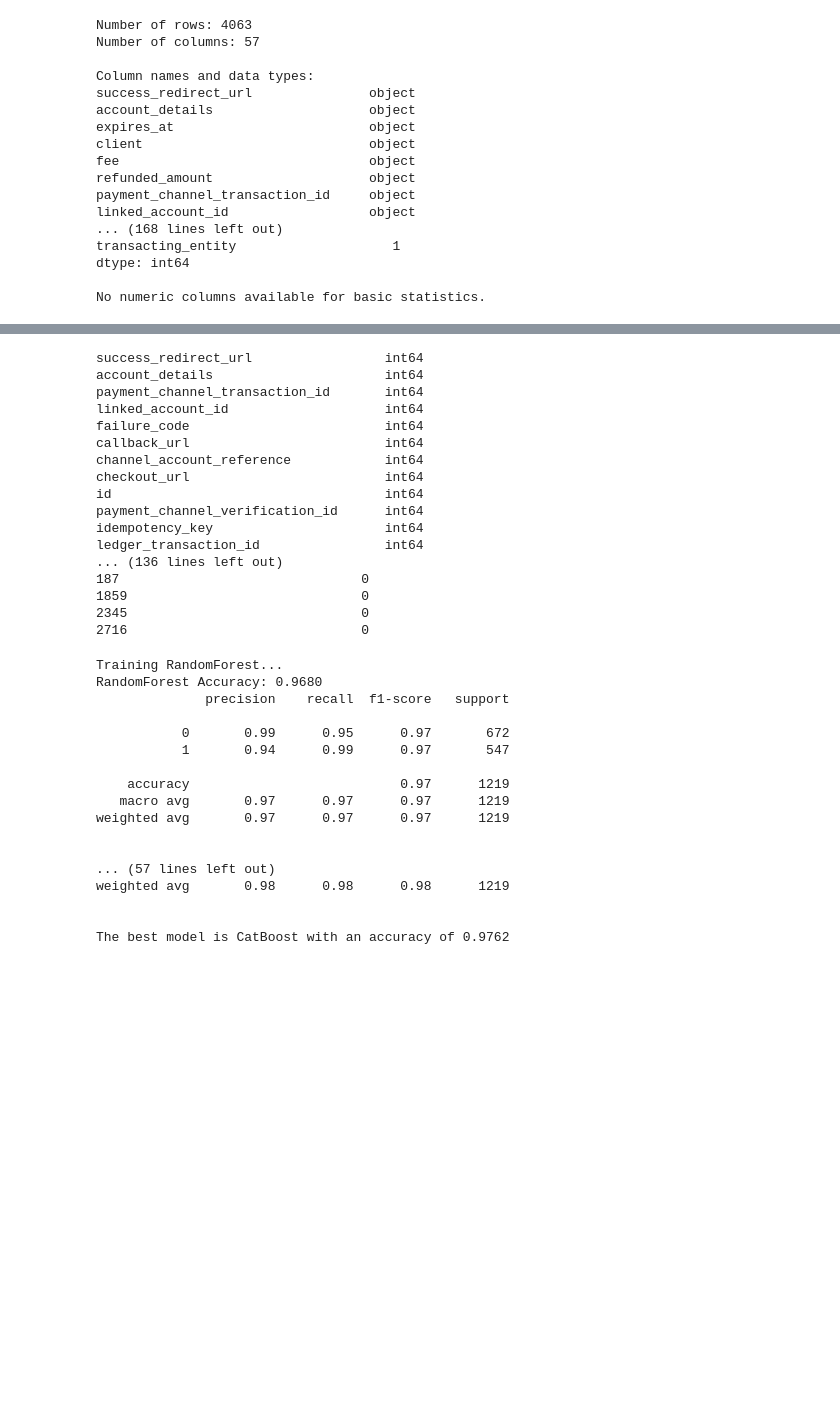
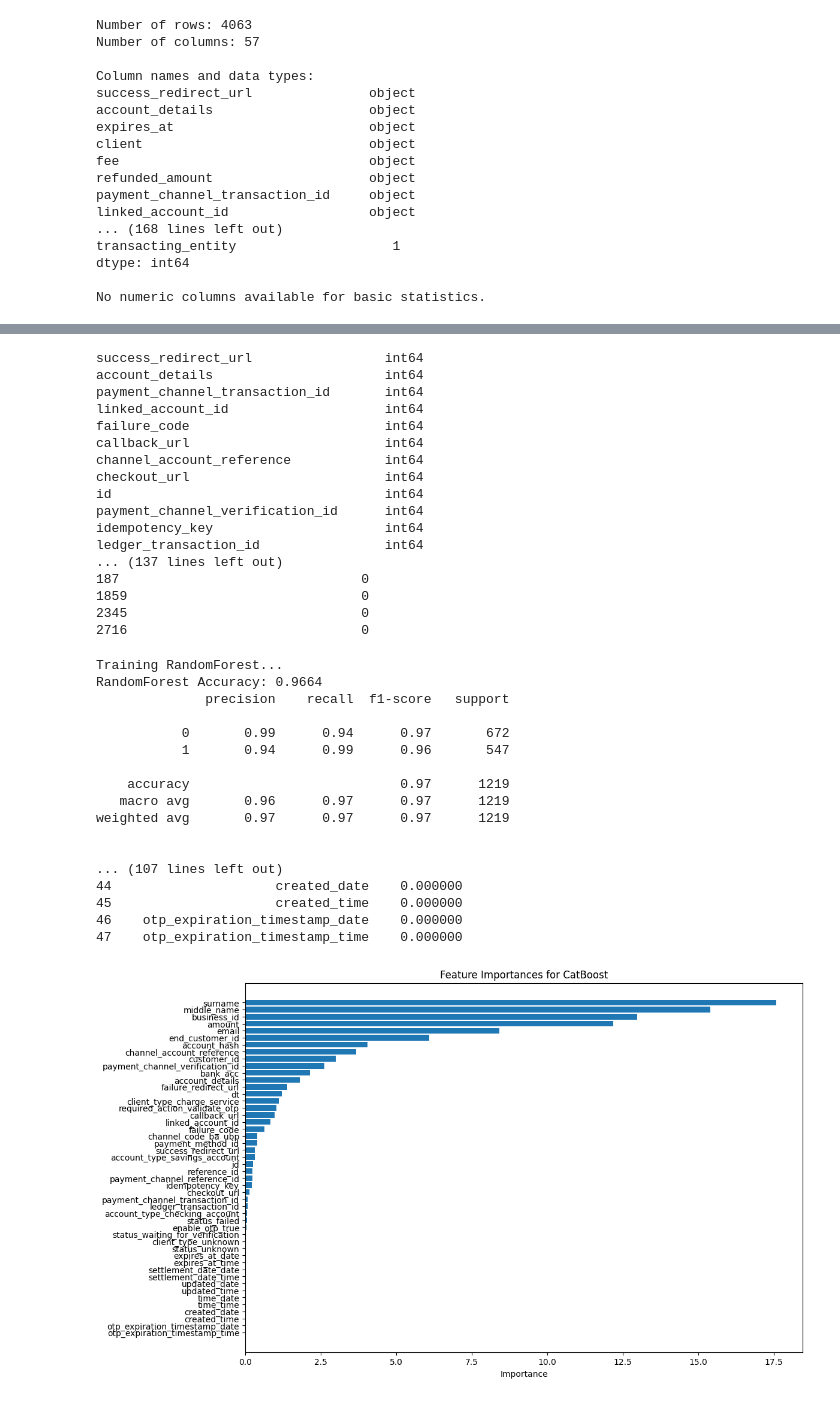
Before and after one commit to shikivaahan/graph-analysis, a Jupyter notebook: classfier.ipynb, the cells around one changed output, grey strips where cells are left out. Drawn from its saved outputs; the diff is of its cells as text; code cells hidden in the pictures; blank space fills up the shorter version.

Commit message:
Classifier with feature importance

```diff
--- a/classfier.ipynb
+++ b/classfier.ipynb
@@ -54,7 +55,7 @@ No numeric columns available for basic statistics.
 
 # Drop columns that are not useful for the model
 drop_columns = [
-    'internal_metadata', 'description','mobile_number', 'otp_mobile_number', 'email', 'client_reference',
+    'internal_metadata', 'description','mobile_number', 'otp_mobile_number', 'client_reference',
     'version', 'entity', 'type', 'client', 'status2', 'given_names', 'transacting_entity', 'connector_metadata',
     'refunded_amount', 'vat','currency', 'is_otp_required','fee']
 
@@ -140,7 +141,7 @@ id                                   int64
 payment_channel_verification_id      int64
 idempotency_key                      int64
 ledger_transaction_id                int64
-... (136 lines left out)
+... (137 lines left out)
 187                               0
 1859                              0
 2345                              0
@@ -156,40 +157,80 @@ models = {
     'CatBoost': CatBoostClassifier(random_state=42, verbose=0)
 }
 
-# Dictionary to store the results
+# Dictionary to store the results and feature importances
 results = {}
+importances = {}
 
 # Train and evaluate each model
 for name, model in models.items():
     print(f"Training {name}...")
     model.fit(X_train, y_train)
     y_pred = model.predict(X_test)
     accuracy = accuracy_score(y_test, y_pred)
     results[name] = accuracy
     print(f"{name} Accuracy: {accuracy:.4f}")
     print(classification_report(y_test, y_pred))
     print()
 
+    # Determine feature importance
+    if name in ['RandomForest', 'GradientBoosting', 'CatBoost']:
+        # For these models, get feature importances
+        if name == 'CatBoost':
+            importances[name] = model.get_feature_importance()
+        else:
+            importances[name] = model.feature_importances_
+    elif name == 'LogisticRegression':
+        # For LogisticRegression, use coefficients as feature importance
+        importances[name] = np.abs(model.coef_[0])
+    elif name == 'SVC':
+        # SVC does not provide feature importance directly
+        importances[name] = None
+    elif name == 'KNN':
+        # KNeighborsClassifier does not provide feature importance directly
+        importances[name] = None
+
 # Identify the best model based on accuracy
 best_model_name = max(results, key=results.get)
 best_model_accuracy = results[best_model_name]
 
 print(f"The best model is {best_model_name} with an accuracy of {best_model_accuracy:.4f}")
+
+# Display feature importance for the best model if applicable
+if best_model_name in importances and importances[best_model_name] is not None:
+    feature_names = X_train.columns
+    importance_df = pd.DataFrame({
+        'Feature': feature_names,
+        'Importance': importances[best_model_name]
+    })
+    importance_df = importance_df.sort_values(by='Importance', ascending=False)
+    print("Feature Importances for the best model:")
+    print(importance_df)
+
+    # Plot feature importances if applicable
+    plt.figure(figsize=(12, 8))
+    plt.barh(importance_df['Feature'], importance_df['Importance'])
+    plt.xlabel('Importance')
+    plt.title(f'Feature Importances for {best_model_name}')
+    plt.gca().invert_yaxis()  # Highest importance at the top
+    plt.show()
+else:
+    print("The best model does not have feature importances.")
 # %% [output]
 Training RandomForest...
-RandomForest Accuracy: 0.9680
+RandomForest Accuracy: 0.9664
               precision    recall  f1-score   support
 
-           0       0.99      0.95      0.97       672
-           1       0.94      0.99      0.97       547
+           0       0.99      0.94      0.97       672
+           1       0.94      0.99      0.96       547
 
     accuracy                           0.97      1219
-   macro avg       0.97      0.97      0.97      1219
+   macro avg       0.96      0.97      0.97      1219
 weighted avg       0.97      0.97      0.97      1219
 
 
-... (57 lines left out)
-weighted avg       0.98      0.98      0.98      1219
-
-
-The best model is CatBoost with an accuracy of 0.9762
+... (107 lines left out)
+44                     created_date    0.000000
+45                     created_time    0.000000
+46    otp_expiration_timestamp_date    0.000000
+47    otp_expiration_timestamp_time    0.000000
+[figure, added]
```
Also changed, not shown: parts of 2 cells of this notebook, 4 other files.
